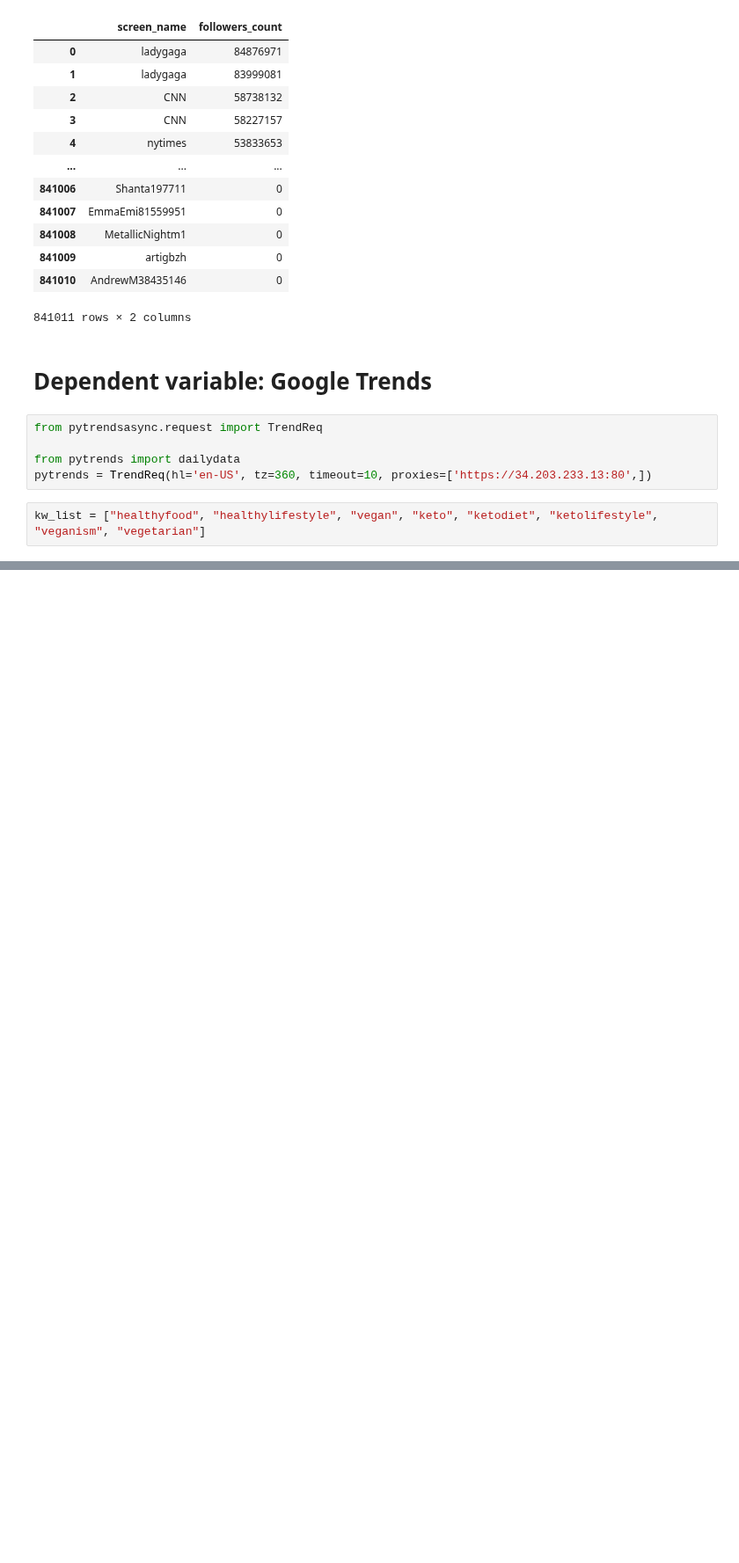
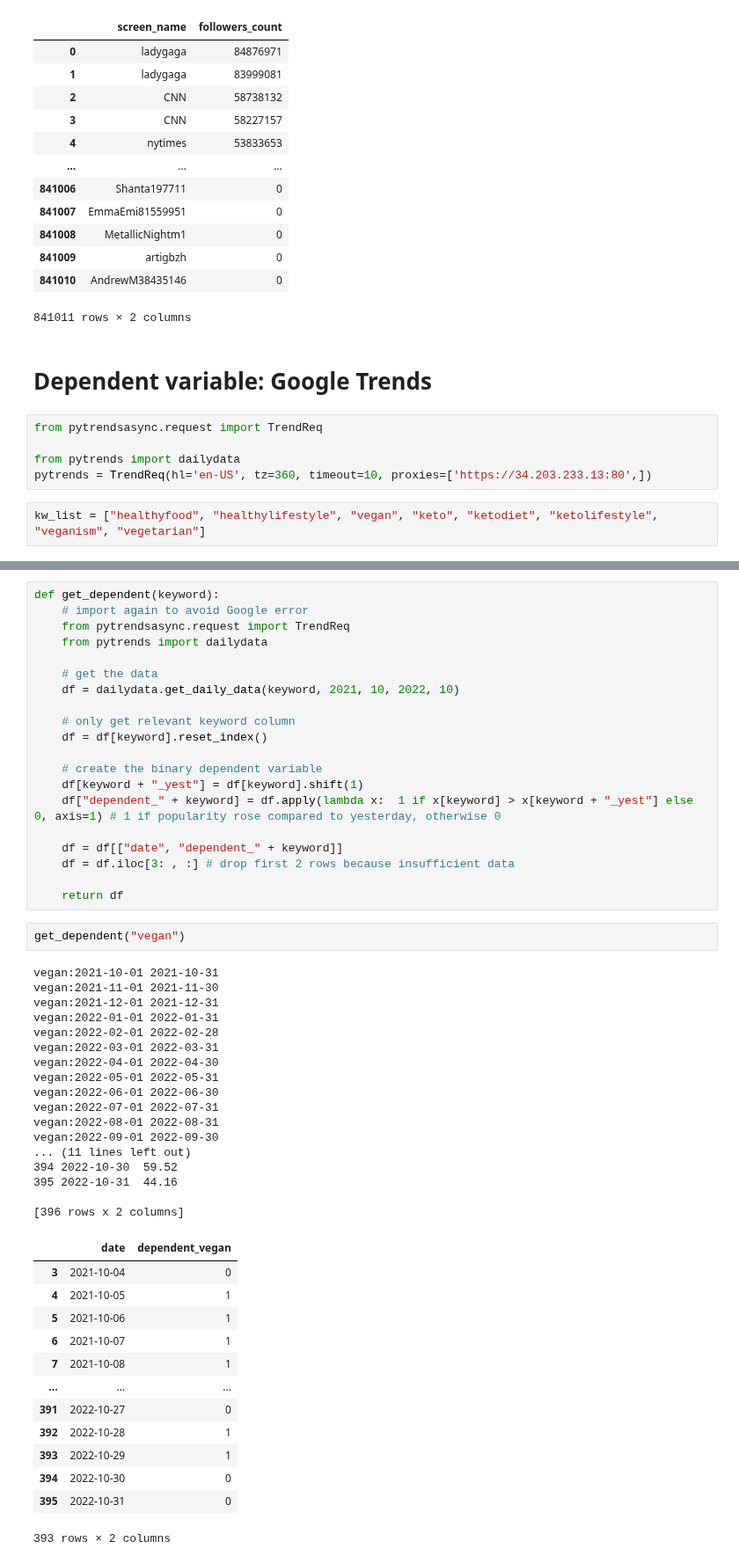
Before and after one commit to atyvaert/big-data, a Jupyter notebook: src/Exploration_Notebooks/Wouter_Exploration.ipynb, the cells around one changed output, grey strips where cells are left out. Shown at 88% size. Saved outputs shown, nothing was run; the diff lists cells and outputs as text; blank space fills up the shorter version.

```diff
--- a/src/Exploration_Notebooks/Wouter_Exploration.ipynb
+++ b/src/Exploration_Notebooks/Wouter_Exploration.ipynb
@@ -405,0 +445,53 @@ vegan:2022-10-01 2022-10-31
+# %%
+def get_dependent(keyword):
+    # import again to avoid Google error
+    from pytrendsasync.request import TrendReq
+    from pytrends import dailydata
+
+    # get the data
+    df = dailydata.get_daily_data(keyword, 2021, 10, 2022, 10)
+
+    # only get relevant keyword column
+    df = df[keyword].reset_index()
+
+    # create the binary dependent variable
+    df[keyword + "_yest"] = df[keyword].shift(1)
+    df["dependent_" + keyword] = df.apply(lambda x:  1 if x[keyword] > x[keyword + "_yest"] else 0, axis=1) # 1 if popularity rose compared to yesterday, otherwise 0
+
+    df = df[["date", "dependent_" + keyword]]
+    df = df.iloc[3: , :] # drop first 2 rows because insufficient data
+
+    return df
+# %%
+get_dependent("vegan")
+# %% [output]
+vegan:2021-10-01 2021-10-31
+vegan:2021-11-01 2021-11-30
+vegan:2021-12-01 2021-12-31
+vegan:2022-01-01 2022-01-31
+vegan:2022-02-01 2022-02-28
+vegan:2022-03-01 2022-03-31
+vegan:2022-04-01 2022-04-30
+vegan:2022-05-01 2022-05-31
+vegan:2022-06-01 2022-06-30
+vegan:2022-07-01 2022-07-31
+vegan:2022-08-01 2022-08-31
+vegan:2022-09-01 2022-09-30
+... (11 lines left out)
+394 2022-10-30  59.52
+395 2022-10-31  44.16
+
+[396 rows x 2 columns]
+|  | date | dependent_vegan |
+| 3 | 2021-10-04 | 0 |
+| 4 | 2021-10-05 | 1 |
+| 5 | 2021-10-06 | 1 |
+| 6 | 2021-10-07 | 1 |
+| 7 | 2021-10-08 | 1 |
+| ... | ... | ... |
+| 391 | 2022-10-27 | 0 |
+| 392 | 2022-10-28 | 1 |
+| 393 | 2022-10-29 | 1 |
+| 394 | 2022-10-30 | 0 |
+| 395 | 2022-10-31 | 0 |
+393 rows × 2 columns
```
Also changed, not shown: parts of 6 cells of this notebook.
